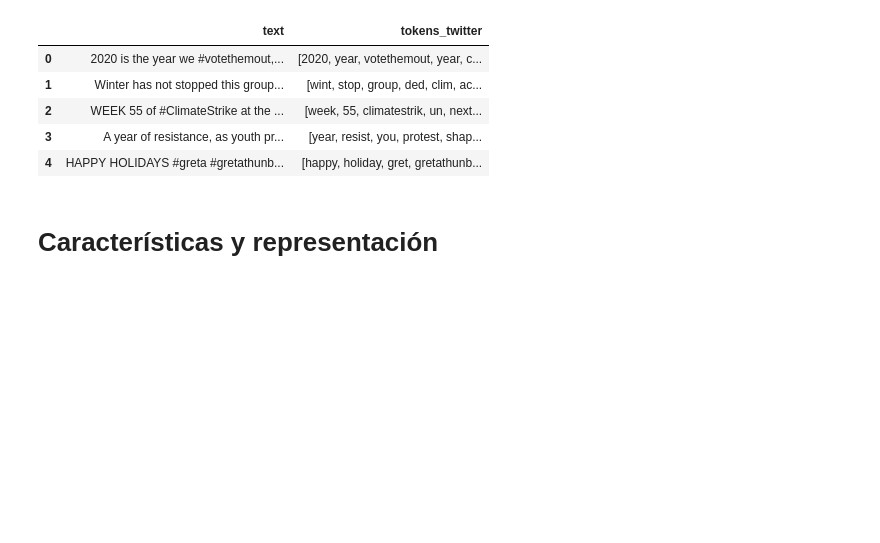
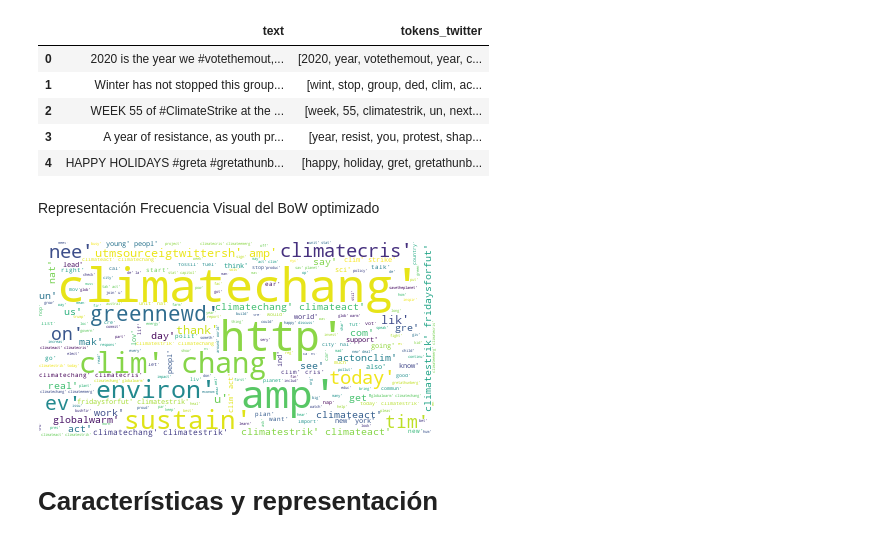
Before and after one commit to lmbd92/st1800-st1801-trabajo3-2261, a Jupyter notebook: Trabajo3Lina_Jose.ipynb, the cells around one changed output. Cells and saved outputs as stored; diff of their text form; code cells hidden in the pictures; blank space fills up the shorter version.

```diff
--- a/Trabajo3Lina_Jose.ipynb
+++ b/Trabajo3Lina_Jose.ipynb
@@ -183,6 +202,20 @@ See the caveats in the documentation: https://pandas.pydata.org/pandas-docs/stab
 | 2 | WEEK 55 of #ClimateStrike at the ... | [week, 55, climatestrik, un, next... |
 | 3 | A year of resistance, as youth pr... | [year, resist, you, protest, shap... |
 | 4 | HAPPY HOLIDAYS #greta #gretathunb... | [happy, holiday, gret, gretathunb... |
+# %% [markdown]
+Representación Frecuencia Visual del BoW optimizado
+# %%
+#Convertir Tokens en Lista y Str
+tokens_twitter_list=text_df['tokens_twitter'].to_list()
+tokens_twitter_str=" ".join([str(item) for item in tokens_twitter_list ])
+# Crear nube de palabras
+wordcloud = WordCloud(background_color="white", max_words=5000, contour_width=3, contour_color='steelblue')
+# Generar nube de palabras
+wordcloud.generate(tokens_twitter_str)
+# Visualización
+wordcloud.to_image()
+# %% [output]
+[figure, added]
 # %% [markdown]
 # Características y representación
 # %% [markdown]
```
Also changed, not shown: parts of 11 cells of this notebook.
